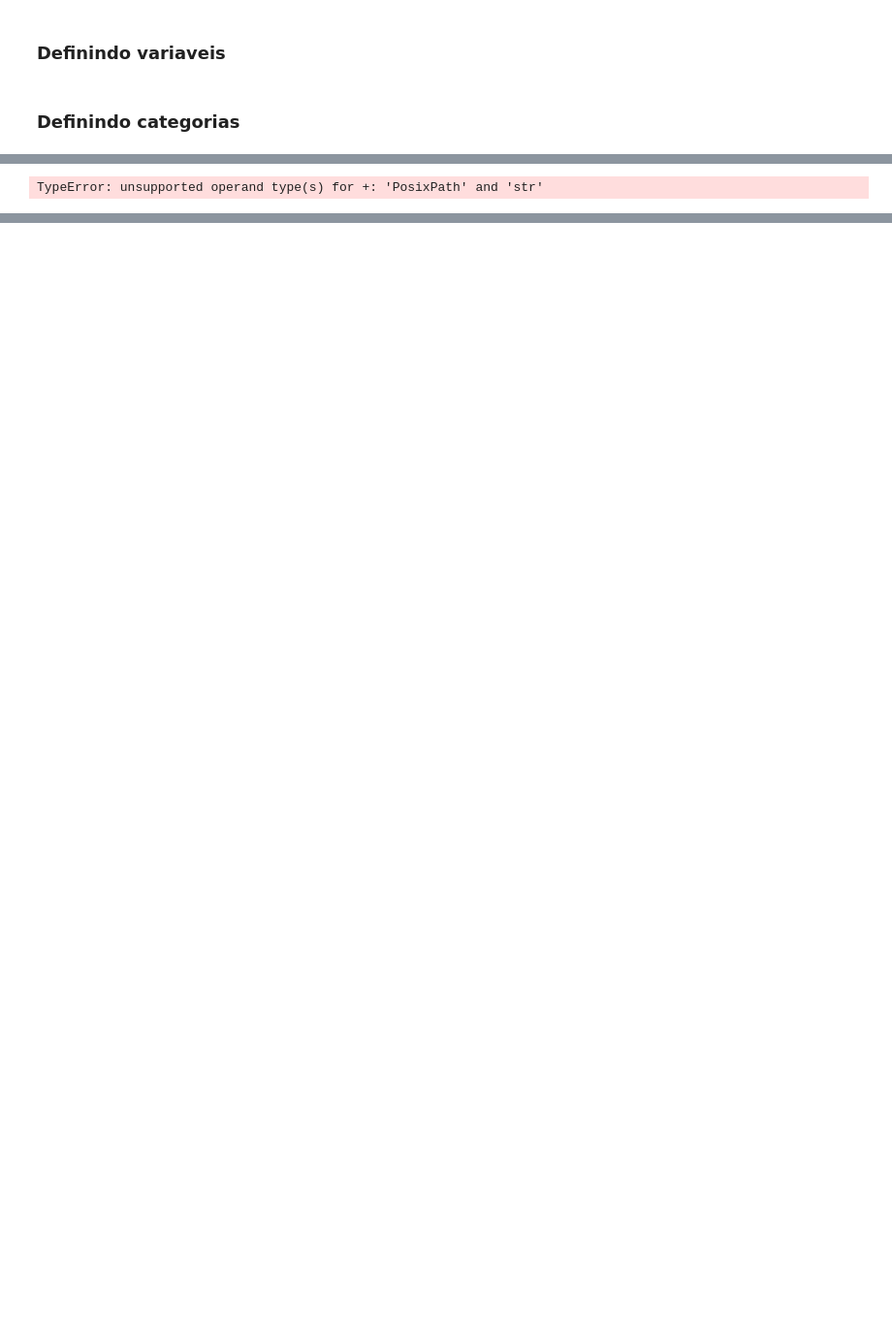
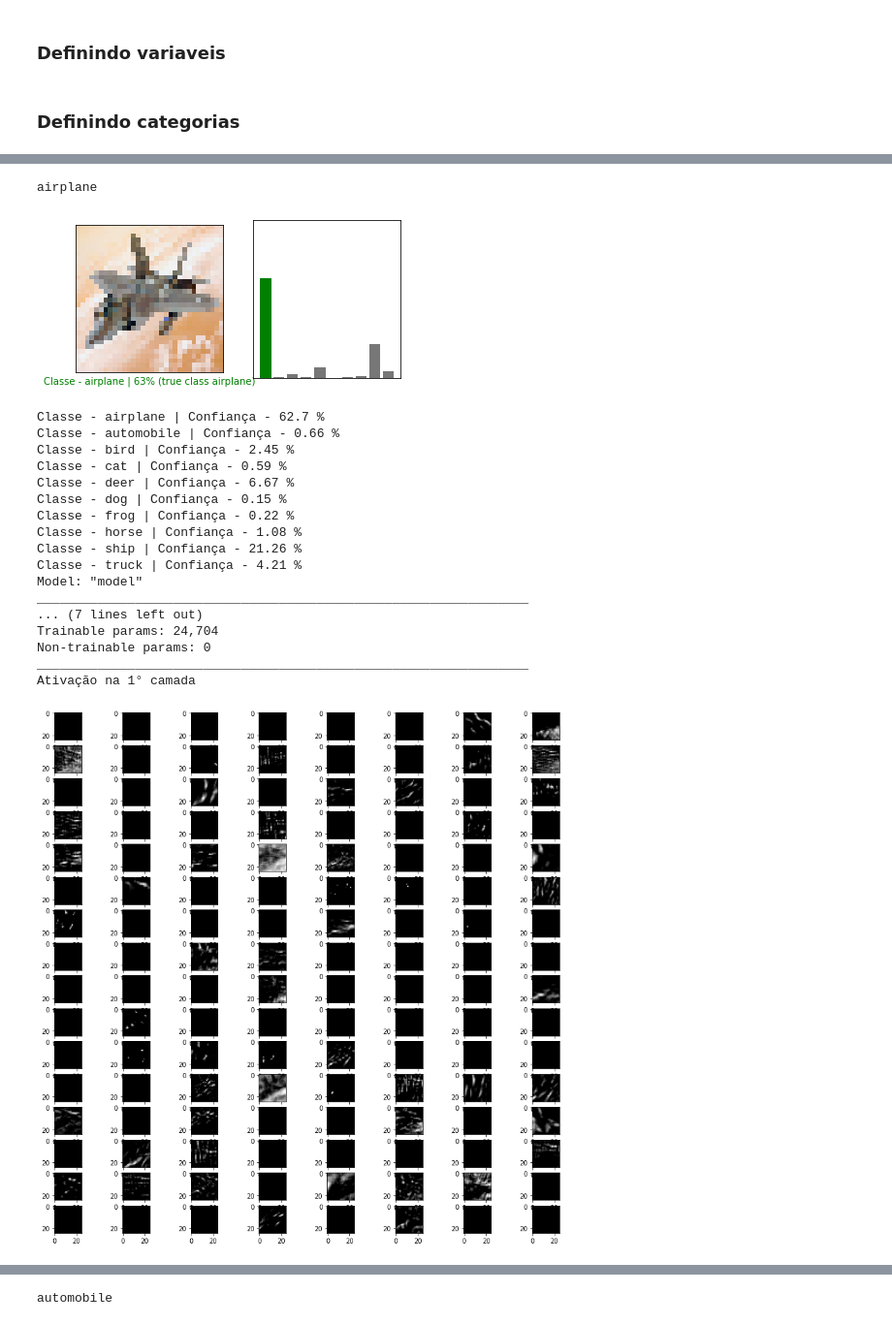
Before and after one commit to Birunda3000/Classificacao-de-imagem, a Jupyter notebook: Usando o modelo.ipynb, the cells around one changed output, grey strips where cells are left out. Shown at 97% size. Drawn from its saved outputs; the diff is of its cells as text; code cells hidden in the pictures; blank space fills up the shorter version.

```diff
--- a/Usando o modelo.ipynb
+++ b/Usando o modelo.ipynb
@@ -10,16 +10,25 @@ import pathlib
 # %% [markdown]
 ### Definindo variaveis
 # %%
-DATA_DIR  = '../bases/pickle/imagens/mnist/mnist-train-pickle.pickle'
-TEST2_DIR = '../bases/dados/imagens/teste2/amostra-numerica'
+DATA_DIR  = '../bases/pickle/imagens/cifar10/cifar10-test-pickle.pickle'
+TEST2_DIR = '../bases/dados/imagens/teste2/CIFAR10-amostra-3'
+
+#DATA_DIR  = '../bases/pickle/imagens/mnist/mnist-test-pickle.pickle'
+#TEST2_DIR = '../bases/dados/imagens/teste2/amostra-numerica'
+
 formato = 'jpg'
-IMG_SIZE = 28
+IMG_SIZE = 32
+numero_de_canais = 3
 
-DATA_DIR = pathlib.Path(DATA_DIR)
-TEST2_DIR = pathlib.Path(TEST2_DIR)
+#DATA_DIR = pathlib.Path(DATA_DIR)
+#TEST2_DIR = pathlib.Path(TEST2_DIR)
 
 pickle_in = open(DATA_DIR,"rb")
 data_train = pickle.load(pickle_in)
+
+model = tf.keras.models.load_model('../modelos_salvos/tensorflow/modelo_cifar10 - acc = 0.6366.h5')
+
+#model = tf.keras.models.load_model('../modelos_salvos/tensorflow/modelo.h5')
 # %% [markdown]
 ### Definindo categorias
 # %%
@@ -38,2 +44,0 @@ print(CATEGORIES)
-# %%
-model = tf.keras.models.load_model('../modelos_salvos/tensorflow/modelo.h5')
@@ -40,8 +47,12 @@ model = tf.keras.models.load_model('../modelos_salvos/tensorflow/modelo.h5')
 # %%
 def prepare(filepath):
-    img_array = cv2.imread(filepath, cv2.IMREAD_GRAYSCALE)
+    if numero_de_canais == 1:
+        img_array = cv2.imread(filepath, cv2.IMREAD_GRAYSCALE)
+    else:
+        img_array = cv2.imread(filepath, cv2.IMREAD_COLOR)
+
     new_array = cv2.resize(img_array, (IMG_SIZE, IMG_SIZE))
-    return new_array, new_array.reshape(-1, IMG_SIZE, IMG_SIZE, 1)
+    return new_array, new_array.reshape(-1, IMG_SIZE, IMG_SIZE, numero_de_canais)
 
 def plot_image(prediction_array, true_label, img):
     plt.grid(False)
@@ -71,11 +82,14 @@ for category in CATEGORIES:
 
     true_label_num = CATEGORIES.index (category)
 
-    DIR = TEST2_DIR + '/previsao ' + '(' + category + ').' + formato
+    DIR = TEST2_DIR+'/previsao '+'(' + category + ').'+formato
 
     xp, Xp = prepare(DIR)
+
     Xp=np.array(Xp/255.0)
+
     prediction = model.predict( Xp )
+
     prev = prediction[0]
 
     plt.figure(figsize=(6,3))
@@ -85,33 +99,52 @@ for category in CATEGORIES:
     plt.subplot(1,2,2)
     plot_value_array(prediction[0],  true_label_num)
     plt.show()
 
     for i in range( len(prev) ):
         print( 'Classe - {} | Confiança - {} %'.format(CATEGORIES[i], np.round(prev[i]*100, 2) ) )
 
     inp = model.inputs
 
     k=0
     for layer in model.layers:
         if 'conv' in layer.name:
-            fig= plt.figure(figsize=(5,5))
+            fig= plt.figure(figsize=(15,15))
             out = layer.output
             feature_map = Model(inputs= inp, outputs= out)
             f = feature_map.predict(Xp)
 
             feature_map.summary()
 
             print('Ativação na {}° camada'.format(k+1))
 
             for i in range(f.shape[3]):
 
                 p = f[0,:,:,i]
 
-                ax = fig.add_subplot(8,8,i+1)
+                ax = fig.add_subplot(16,8,i+1)
                 ax.imshow(p, cmap='gray')
 
             plt.show()
         k=k+1
     print('\n\n\n')
 # %% [output]
-TypeError: unsupported operand type(s) for +: 'PosixPath' and 'str'
+airplane
+[figure, added]
+Classe - airplane | Confiança - 62.7 %
+Classe - automobile | Confiança - 0.66 %
+Classe - bird | Confiança - 2.45 %
+Classe - cat | Confiança - 0.59 %
+Classe - deer | Confiança - 6.67 %
+Classe - dog | Confiança - 0.15 %
+Classe - frog | Confiança - 0.22 %
+Classe - horse | Confiança - 1.08 %
+Classe - ship | Confiança - 21.26 %
+Classe - truck | Confiança - 4.21 %
+Model: "model"
+_________________________________________________________________
+... (7 lines left out)
+Trainable params: 24,704
+Non-trainable params: 0
+_________________________________________________________________
+Ativação na 1° camada
+[figure, added]
@@ -117,0 +189 @@ TypeError: unsupported operand type(s) for +: 'PosixPath' and 'str'
+automobile
```
Also changed, not shown: parts of 4 cells of this notebook, 5 other files.
